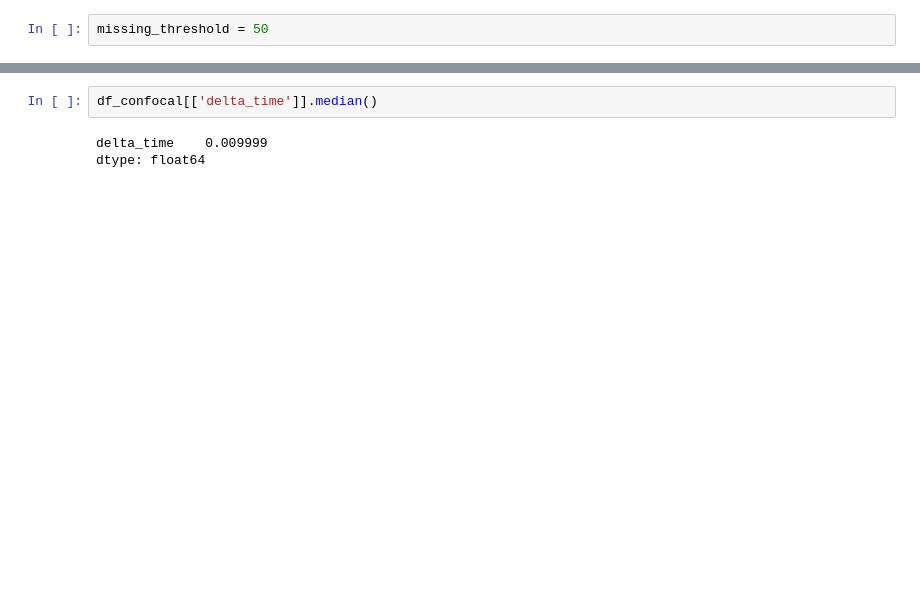
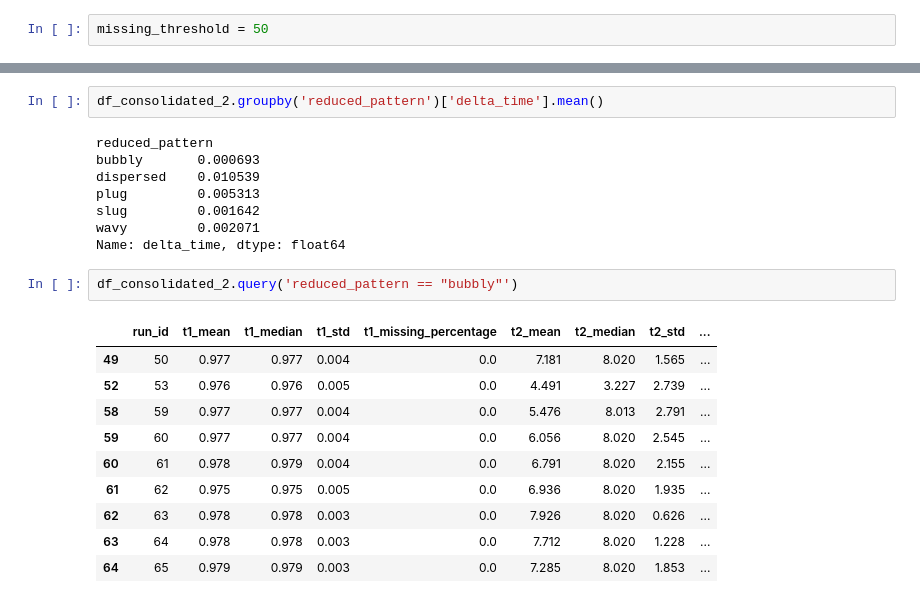
Before and after one commit to fernandonquintino/confocal_film_measurement, a Jupyter notebook: notebooks/selected_conditions.ipynb, the cells around one changed output, grey strips where cells are left out. Cells and saved outputs as stored; diff of their text form; blank space fills up the shorter version.

```diff
--- a/notebooks/selected_conditions.ipynb
+++ b/notebooks/selected_conditions.ipynb
@@ -32,5 +47,23 @@ df_consolidated = pd.merge(df_confocal.loc[df_confocal['t2_missing_percentage']<
 # %%
-df_confocal[['delta_time']].median()
+df_consolidated_2.groupby('reduced_pattern')['delta_time'].mean()
 # %% [output]
-delta_time    0.009999
-dtype: float64
+reduced_pattern
+bubbly       0.000693
+dispersed    0.010539
+plug         0.005313
+slug         0.001642
+wavy         0.002071
+Name: delta_time, dtype: float64
+# %%
+df_consolidated_2.query('reduced_pattern == "bubbly"')
+# %% [output]
+|  | run_id | t1_mean | t1_median | t1_std | t1_missing_percentage | t2_mean | t2_median | t2_std | ... |
+| 49 | 50 | 0.977 | 0.977 | 0.004 | 0.0 | 7.181 | 8.020 | 1.565 | ... |
+| 52 | 53 | 0.976 | 0.976 | 0.005 | 0.0 | 4.491 | 3.227 | 2.739 | ... |
+| 58 | 59 | 0.977 | 0.977 | 0.004 | 0.0 | 5.476 | 8.013 | 2.791 | ... |
+| 59 | 60 | 0.977 | 0.977 | 0.004 | 0.0 | 6.056 | 8.020 | 2.545 | ... |
+| 60 | 61 | 0.978 | 0.979 | 0.004 | 0.0 | 6.791 | 8.020 | 2.155 | ... |
+| 61 | 62 | 0.975 | 0.975 | 0.005 | 0.0 | 6.936 | 8.020 | 1.935 | ... |
+| 62 | 63 | 0.978 | 0.978 | 0.003 | 0.0 | 7.926 | 8.020 | 0.626 | ... |
+| 63 | 64 | 0.978 | 0.978 | 0.003 | 0.0 | 7.712 | 8.020 | 1.228 | ... |
+| 64 | 65 | 0.979 | 0.979 | 0.003 | 0.0 | 7.285 | 8.020 | 1.853 | ... |
```
Also changed, not shown: parts of 13 cells of this notebook, 4 other files.
